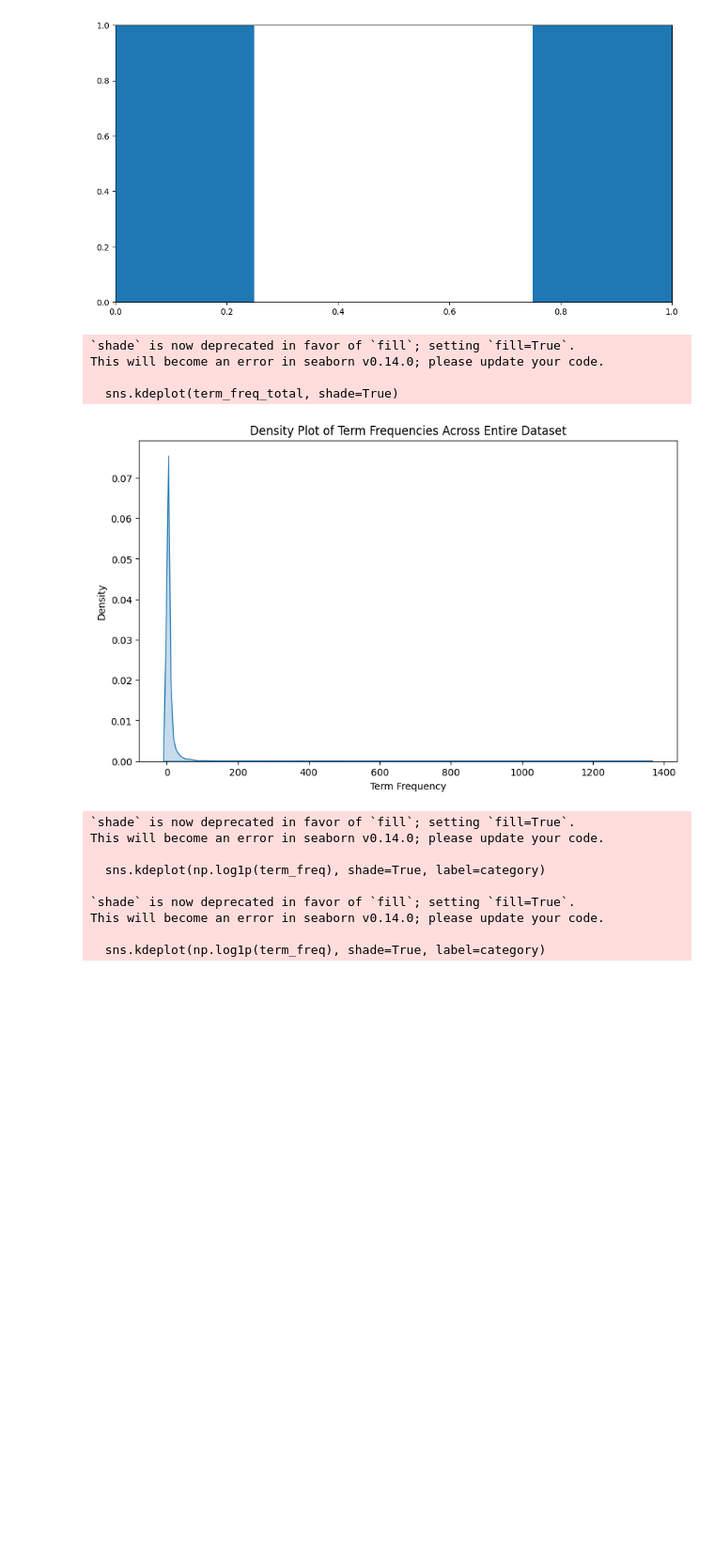
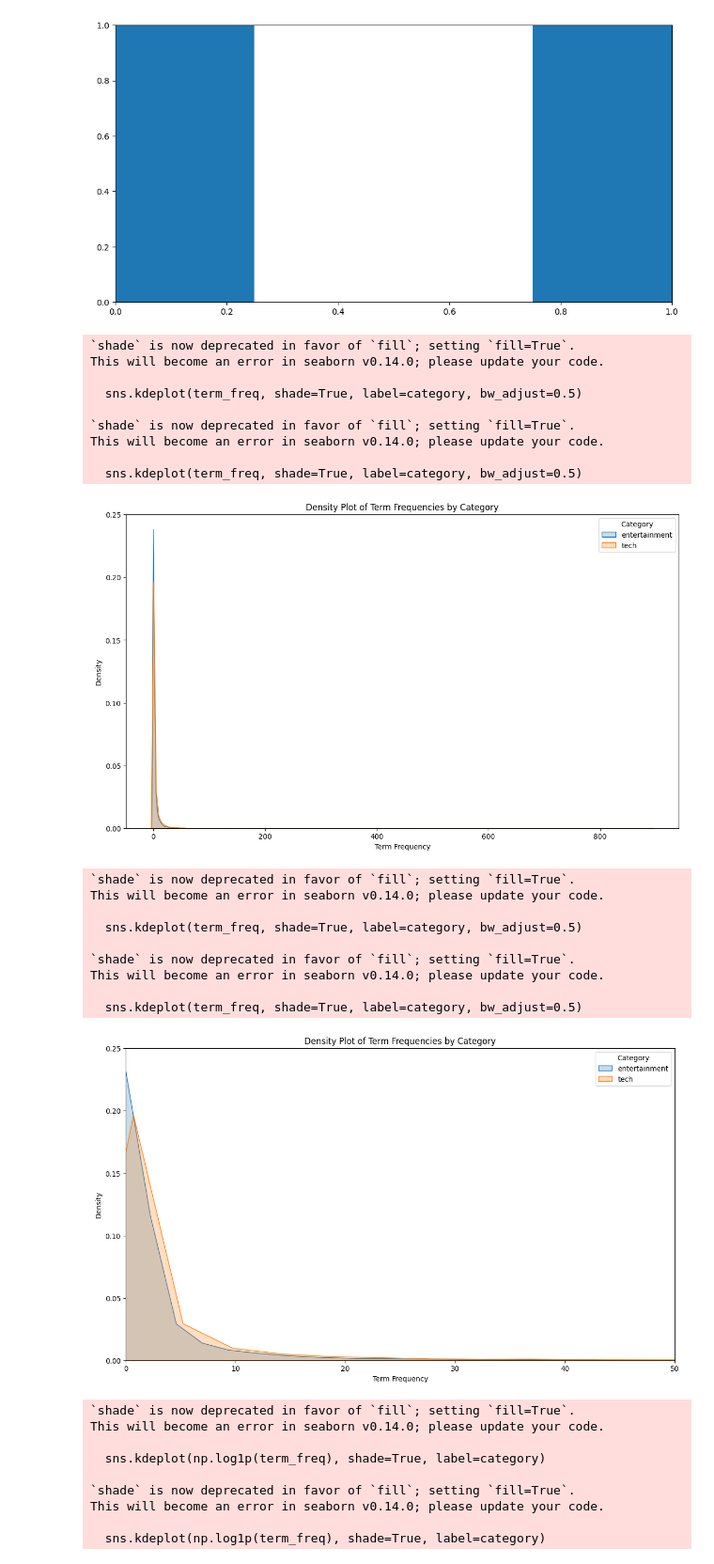
Before and after one commit to garethltm/361a3, a Jupyter notebook: a3.ipynb, the cells around one changed output. Shown at 94% size. Saved outputs shown, nothing was run; the diff lists cells and outputs as text; code cells hidden in the pictures; blank space fills up the shorter version.

Commit message:
added graphs

```diff
--- a/a3.ipynb
+++ b/a3.ipynb
@@ -124,22 +124,55 @@ KeyboardInterrupt:
 import matplotlib.pyplot as plt
 import seaborn as sns
 
-# Group the data by category
 grouped = X_bow.join(data['Category']).groupby('Category')
 
-# Calculate term frequencies across the entire dataset
-term_freq_total = X_bow.sum(axis=0).sort_values(ascending=False)[:]
+plt.figure(figsize=(14, 8))
 
-plt.figure(figsize=(10, 6))
-sns.kdeplot(term_freq_total, shade=True)
+for category, group in grouped:
+    term_freq = group.drop(columns='Category').sum(axis=0)
+    sns.kdeplot(term_freq, shade=True, label=category, bw_adjust=0.5)
+
 plt.xlabel('Term Frequency')
 plt.ylabel('Density')
-plt.title('Density Plot of Term Frequencies Across Entire Dataset')
+plt.title('Density Plot of Term Frequencies by Category')
+plt.legend(title='Category')
+
 plt.show()
 # %% [output]
 `shade` is now deprecated in favor of `fill`; setting `fill=True`.
 This will become an error in seaborn v0.14.0; please update your code.
 
-  sns.kdeplot(term_freq_total, shade=True)
+  sns.kdeplot(term_freq, shade=True, label=category, bw_adjust=0.5)
+
+`shade` is now deprecated in favor of `fill`; setting `fill=True`.
+This will become an error in seaborn v0.14.0; please update your code.
+
+  sns.kdeplot(term_freq, shade=True, label=category, bw_adjust=0.5)
-[figure, old version]
+[figure, new version]
+# %%
+grouped = X_bow.join(data['Category']).groupby('Category')
+
+plt.figure(figsize=(14, 8))
+
+for category, group in grouped:
+    term_freq = group.drop(columns='Category').sum(axis=0)
+    sns.kdeplot(term_freq, shade=True, label=category, bw_adjust=0.5)
+
+plt.xlabel('Term Frequency')
+plt.ylabel('Density')
+plt.title('Density Plot of Term Frequencies by Category')
+plt.legend(title='Category')
+plt.xlim(0, 50)
+plt.show()
+# %% [output]
+`shade` is now deprecated in favor of `fill`; setting `fill=True`.
+This will become an error in seaborn v0.14.0; please update your code.
+
+  sns.kdeplot(term_freq, shade=True, label=category, bw_adjust=0.5)
+
+`shade` is now deprecated in favor of `fill`; setting `fill=True`.
+This will become an error in seaborn v0.14.0; please update your code.
+
+  sns.kdeplot(term_freq, shade=True, label=category, bw_adjust=0.5)
+[figure, added]
 # %%
```
Also changed, not shown: parts of 2 cells of this notebook.
